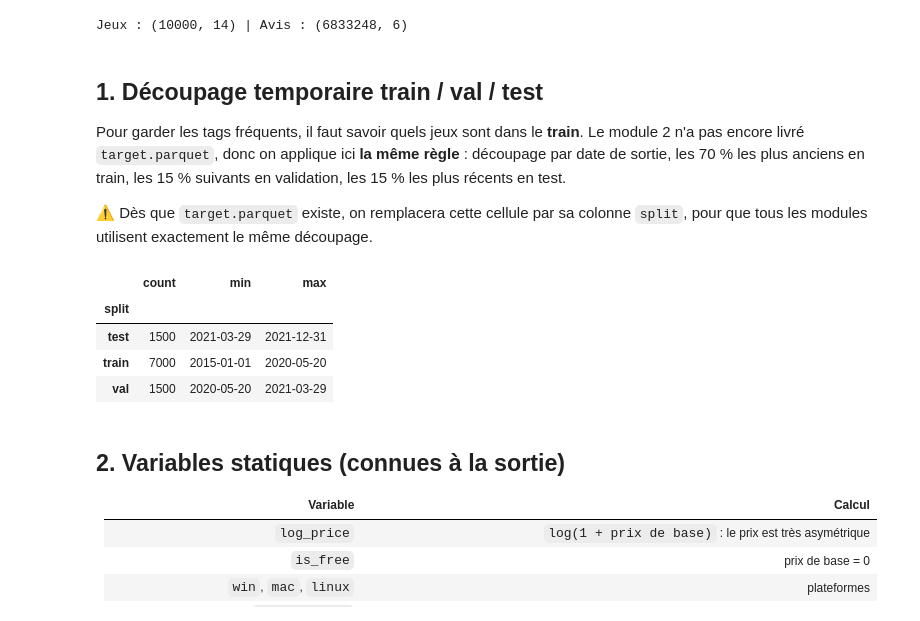
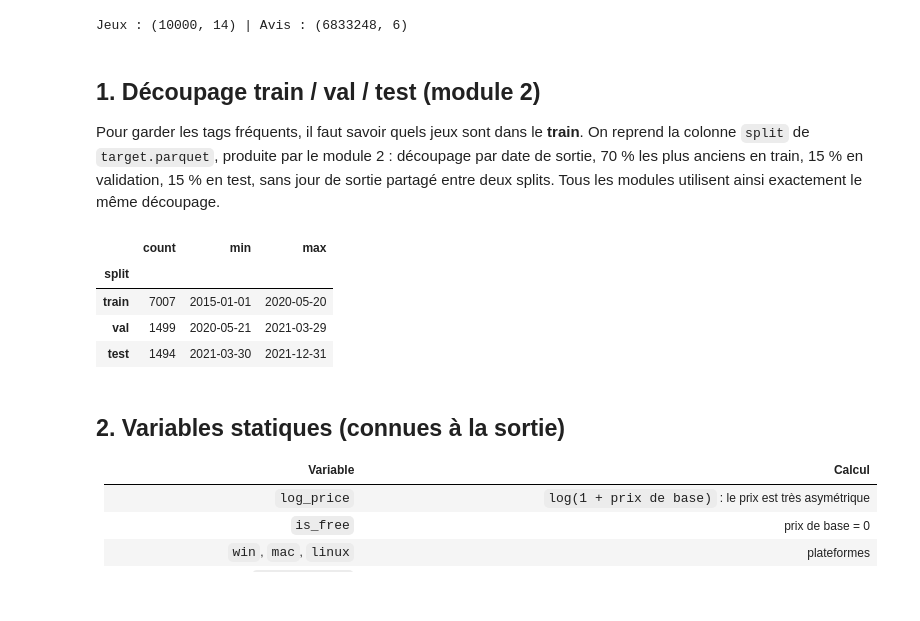
Before and after one commit to KZH-etu/SteamGameIA, a Jupyter notebook: notebooks/03_features_eda.ipynb, the cells around one changed output. Drawn from its saved outputs; the diff is of its cells as text; code cells hidden in the pictures.

```diff
--- a/notebooks/03_features_eda.ipynb
+++ b/notebooks/03_features_eda.ipynb
@@ -27,24 +27,21 @@ print("Jeux :", games.shape, "| Avis :", reviews.shape)
 # %% [output]
 Jeux : (10000, 14) | Avis : (6833248, 6)
 # %% [markdown]
-## 1. Découpage temporaire train / val / test
+## 1. Découpage train / val / test (module 2)
 
-Pour garder les tags fréquents, il faut savoir quels jeux sont dans le **train**. Le module 2 n'a pas encore livré `target.parquet`, donc on applique ici **la même règle** : découpage par date de sortie, les 70 % les plus anciens en train, les 15 % suivants en validation, les 15 % les plus récents en test.
-
-⚠️ Dès que `target.parquet` existe, on remplacera cette cellule par sa colonne `split`, pour que tous les modules utilisent exactement le même découpage.
+Pour garder les tags fréquents, il faut savoir quels jeux sont dans le **train**. On reprend la colonne `split` de `target.parquet`, produite par le module 2 : découpage par date de sortie, 70 % les plus anciens en train, 15 % en validation, 15 % en test, sans jour de sortie partagé entre deux splits. Tous les modules utilisent ainsi exactement le même découpage.
 # %%
-# Rang de chaque jeu selon sa date de sortie : proche de 0 = ancien, 1 = récent
-rank = games["release_date"].rank(method="first") / len(games)
-games["split"] = np.where(rank <= SPLIT[0], "train",
-                 np.where(rank <= SPLIT[0] + SPLIT[1], "val", "test"))
+split = pd.read_parquet(PROC_DIR / "target.parquet", columns=["app_id", "split"])
+games = games.merge(split, on="app_id", how="left")
+assert games["split"].notna().all()  # chaque jeu a bien un split
 
-games.groupby("split")["release_date"].agg(["count", "min", "max"])
+games.groupby("split")["release_date"].agg(["count", "min", "max"]).loc[["train", "val", "test"]]
 # %% [output]
 |  | count | min | max |
 | split |  |  |  |
-| test | 1500 | 2021-03-29 | 2021-12-31 |
-| train | 7000 | 2015-01-01 | 2020-05-20 |
-| val | 1500 | 2020-05-20 | 2021-03-29 |
+| train | 7007 | 2015-01-01 | 2020-05-20 |
+| val | 1499 | 2020-05-21 | 2021-03-29 |
+| test | 1494 | 2021-03-30 | 2021-12-31 |
 # %% [markdown]
 ## 2. Variables statiques (connues à la sortie)
 
```
Also changed, not shown: parts of 10 cells of this notebook, 1 other file.
